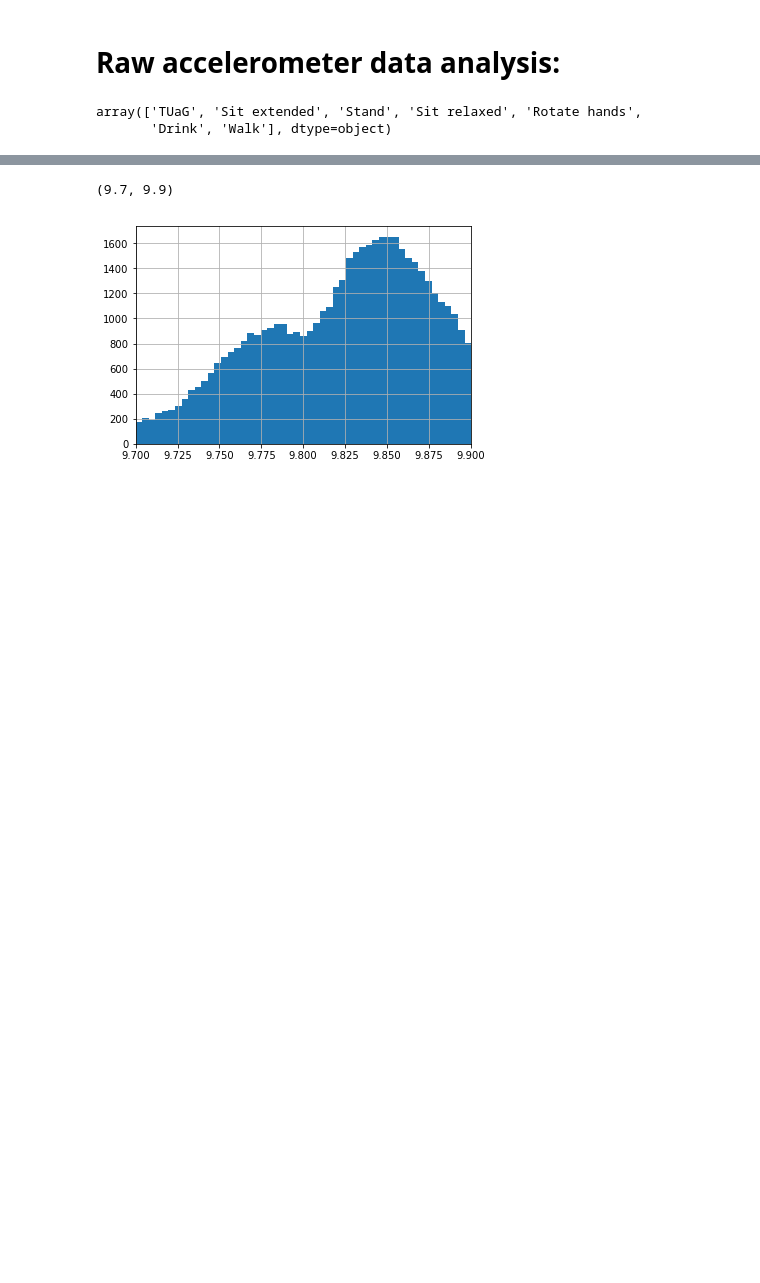
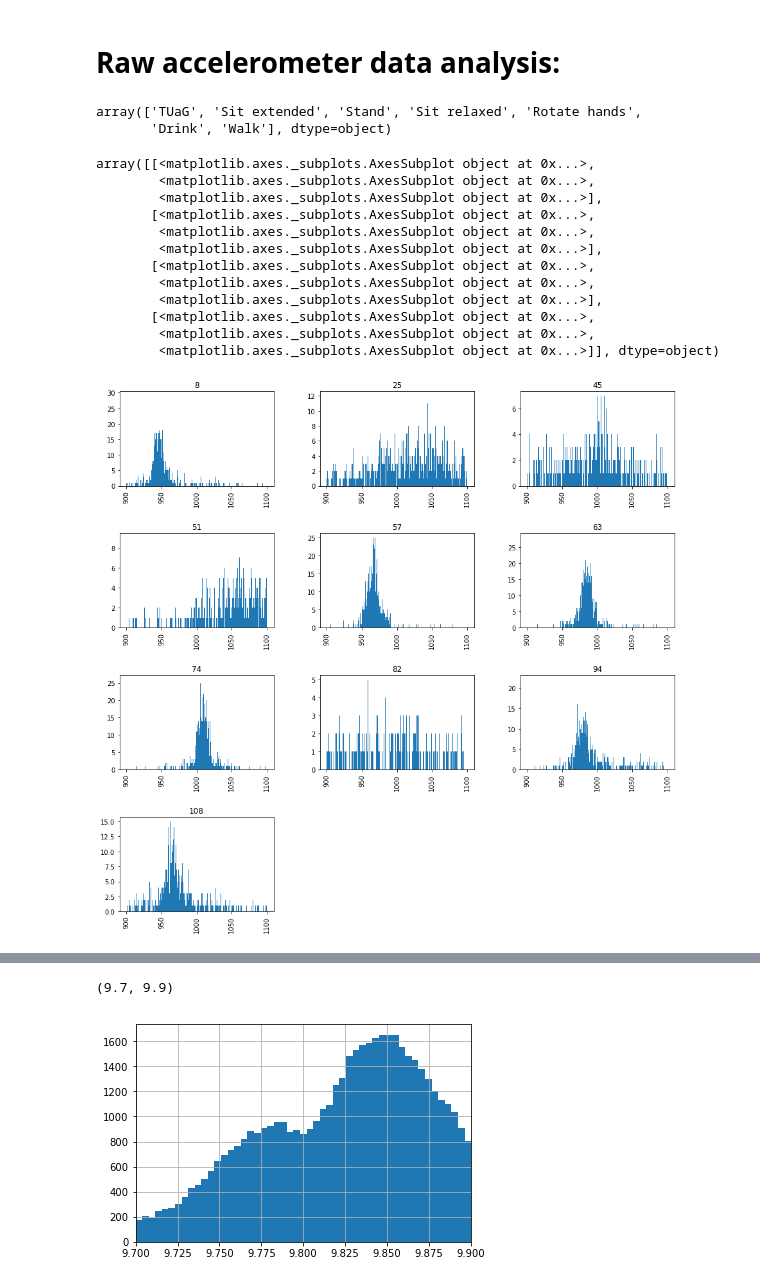
Before and after one commit to ShaniSarusi/DS-rep, a Jupyter notebook: Teva/data_statistical_inspection.ipynb, the cells around one changed output, grey strips where cells are left out. Saved outputs shown, nothing was run; the diff lists cells and outputs as text; code cells hidden in the pictures; blank space fills up the shorter version.

```diff
--- a/Teva/data_statistical_inspection.ipynb
+++ b/Teva/data_statistical_inspection.ipynb
@@ -534,3 +534,22 @@ clinic_steps_phone_acc_df.step_name.unique()
 # %% [output]
 array(['TUaG', 'Sit extended', 'Stand', 'Sit relaxed', 'Rotate hands',
        'Drink', 'Walk'], dtype=object)
+# %%
+clinic_steps_watch_stand = clinic_steps_watch_acc_df[['user_id', 'acc_norm']]\
+                           [clinic_steps_watch_acc_df.step_name=='Stand']
+clinic_steps_watch_stand['acc_norm'].hist(by=clinic_steps_watch_stand['user_id'], figsize=(15,15),
+                                           bins=700, range=(900, 1100))
+# %% [output]
+array([[<matplotlib.axes._subplots.AxesSubplot object at 0x...>,
+        <matplotlib.axes._subplots.AxesSubplot object at 0x...>,
+        <matplotlib.axes._subplots.AxesSubplot object at 0x...>],
+       [<matplotlib.axes._subplots.AxesSubplot object at 0x...>,
+        <matplotlib.axes._subplots.AxesSubplot object at 0x...>,
+        <matplotlib.axes._subplots.AxesSubplot object at 0x...>],
+       [<matplotlib.axes._subplots.AxesSubplot object at 0x...>,
+        <matplotlib.axes._subplots.AxesSubplot object at 0x...>,
+        <matplotlib.axes._subplots.AxesSubplot object at 0x...>],
+       [<matplotlib.axes._subplots.AxesSubplot object at 0x...>,
+        <matplotlib.axes._subplots.AxesSubplot object at 0x...>,
+        <matplotlib.axes._subplots.AxesSubplot object at 0x...>]], dtype=object)
+[figure, added]
```
Also changed, not shown: parts of 7 cells of this notebook, 1 other file.
